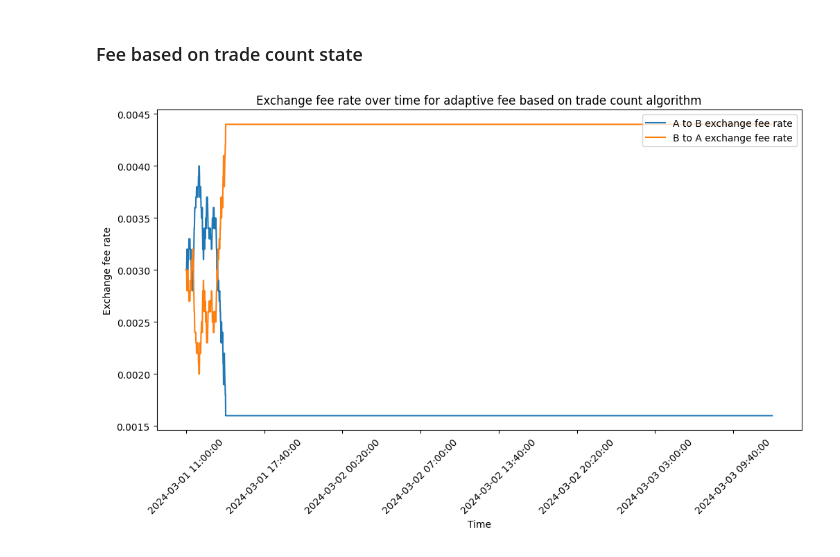
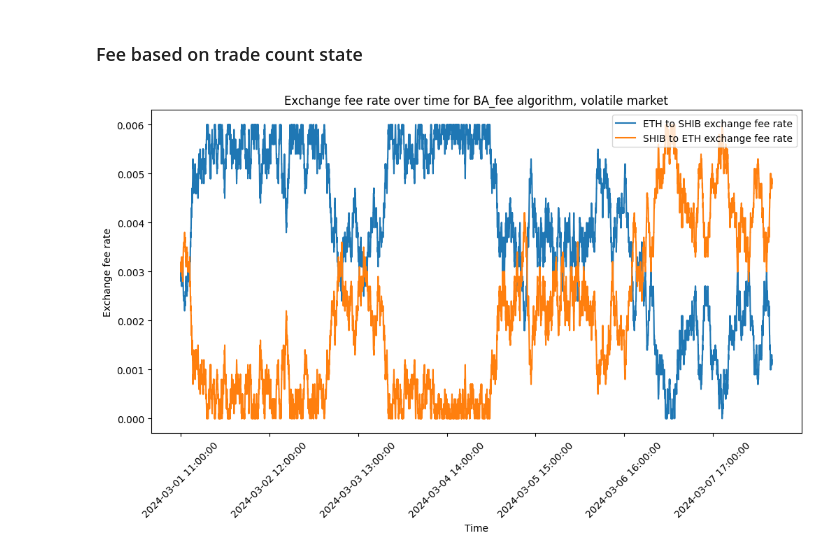
Before and after one commit to swnirk/Dex-Dynamic-Fee, a Jupyter notebook: visualizations/fee_algorithms_comparison.ipynb, the cells around one changed output. Drawn from its saved outputs; the diff is of its cells as text; code cells hidden in the pictures.

```diff
--- a/visualizations/fee_algorithms_comparison.ipynb
+++ b/visualizations/fee_algorithms_comparison.ipynb
@@ -51,6 +51,8 @@ for period_alias in DATA_SOURCE_BY_ALIAS.keys():
             uninformed_users=deepcopy(DEFAULT_UNINFORMED_USERS_CONFIG),
             informed_user=InformedUser(),
         )
+# %%
+fee_algorithm_sample = list(fee_algos_to_consider.keys())[0]
 # %%
 from pprint import pprint
 
@@ -101,7 +103,7 @@ stable_coin_symbol = None
 for period_alias in DATA_SOURCE_BY_ALIAS.keys():
     experiment_key = get_experiment_key({
         "period_alias": period_alias,
-        "fee_algorithm": "fixed_fee",
+        "fee_algorithm": fee_algorithm_sample,
     })
     data_source = DATA_SOURCE_BY_ALIAS[period_alias]
     if A_symbol is None:
@@ -137,7 +139,7 @@ for period_alias in DATA_SOURCE_BY_ALIAS.keys():
         get_experiment_key(
             {
                 "period_alias": period_alias,
-                "fee_algorithm": "fixed_fee",
+                "fee_algorithm": fee_algorithm_sample
             }
         )
     ]
@@ -359,12 +368,12 @@ def plot_fee_based_on_trade_count_fee_history(experiment_result: ExperimentResul
 
     fig, ax = plt.subplots(figsize=(12, 6))
 
-    ax.plot(all_timestamps, a_to_b_fees, label="A to B exchange fee rate")
-    ax.plot(all_timestamps, b_to_a_fees, label="B to A exchange fee rate")
+    ax.plot(all_timestamps, a_to_b_fees, label=f"{A_symbol} to {B_symbol} exchange fee rate")
+    ax.plot(all_timestamps, b_to_a_fees, label=f"{B_symbol} to {A_symbol} exchange fee rate")
     ax.set_xlabel("Time")
     ax.set_ylabel("Exchange fee rate")
     ax.legend(loc="upper right")
-    plt.title(f"Exchange fee rate over time for {fee_algo_name} algorithm")
+    plt.title(f"Exchange fee rate over time for {fee_algo_name} algorithm, volatile market")
 
     fix_x_axis_labels(ax)
 
@@ -374,18 +383,18 @@ def plot_fee_based_on_trade_count_fee_history(experiment_result: ExperimentResul
 # %%
 plot_fee_based_on_trade_count_fee_history(
     experiment_results[
         get_experiment_key(
             {
                 "period_alias": "volatile_market",
-                "fee_algorithm": "based_on_trade_count_fee",
+                "fee_algorithm": "BA_fee",
             }
         )
     ],
-    "adaptive fee based on trade count",
-    3000,
+    "BA_fee",
+    10000,
 )
 # %% [output]
-[figure, old version]
+[figure, new version]
 # %%
 plot_fee_based_on_trade_count_fee_history(
     experiment_results[
```
Also changed, not shown: parts of 14 cells of this notebook, 5 other files.
